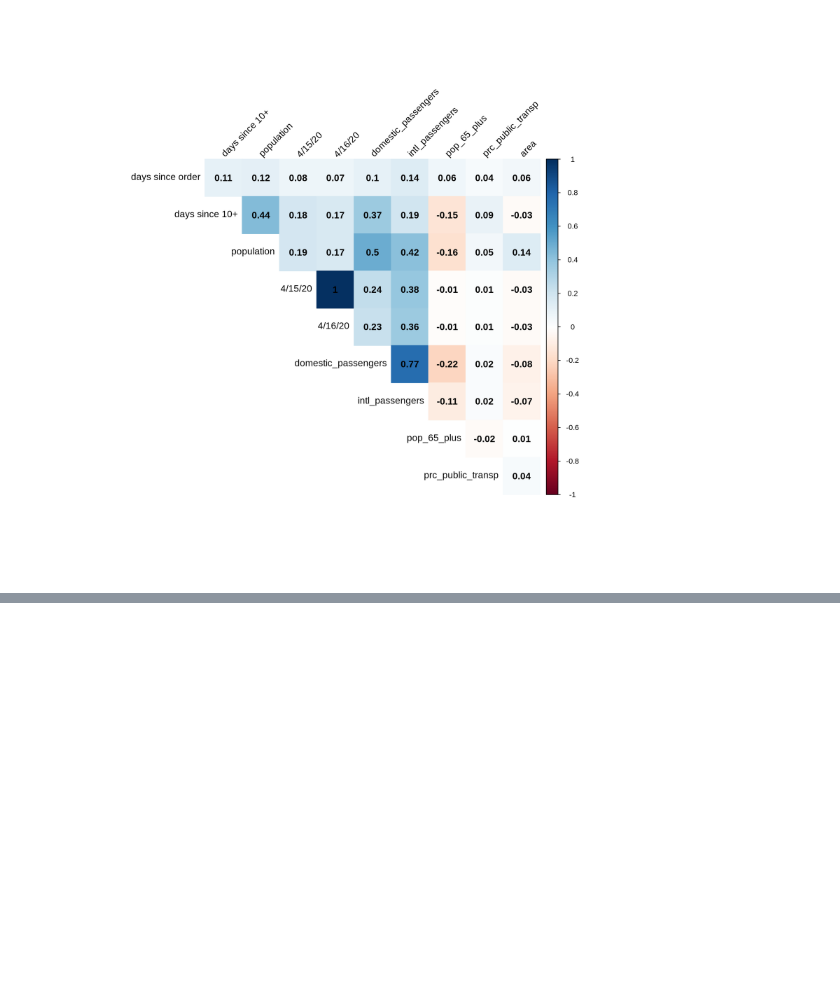
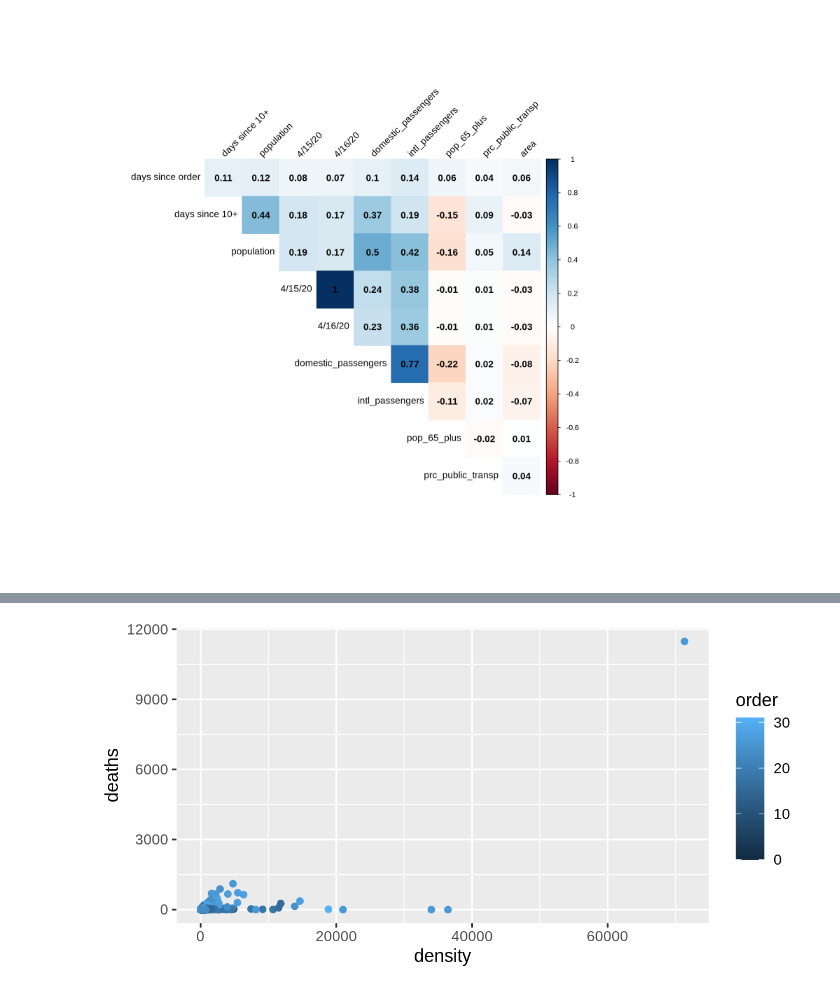
Before and after one commit to aejurgensen/Covid-19, a Jupyter notebook: EDA.ipynb, the cells around one changed output, grey strips where cells are left out. Cells and saved outputs as stored; diff of their text form; code cells hidden in the pictures; blank space fills up the shorter version.

```diff
--- a/EDA.ipynb
+++ b/EDA.ipynb
@@ -226,0 +274,13 @@ library(ggplot2)
+# %%
+# rename columns in abbrev
+abbrev.columns = ['household_size', 'empl_agriculture', 'empl_professional',
+       'empl_social', 'empl_services', 'empl_manufacturing', 'empl_retail',
+       'prc_fam_poverty', 'avg_income', 'prc_public_transp', 'population',
+       'pop_65_plus', 'health_ins', 'county', 'state', 'area',
+       'domestic_passengers', 'intl_passengers', "deaths", "ten_plus", "order", "density"]
+# %%
+%%R -i abbrev -w 6 -h 3 --units in -r 200
+
+ggplot(abbrev) + geom_jitter(aes(density, deaths, color=order))
+# %% [output]
+[figure, added]
```
Also changed, not shown: parts of 23 cells of this notebook.
